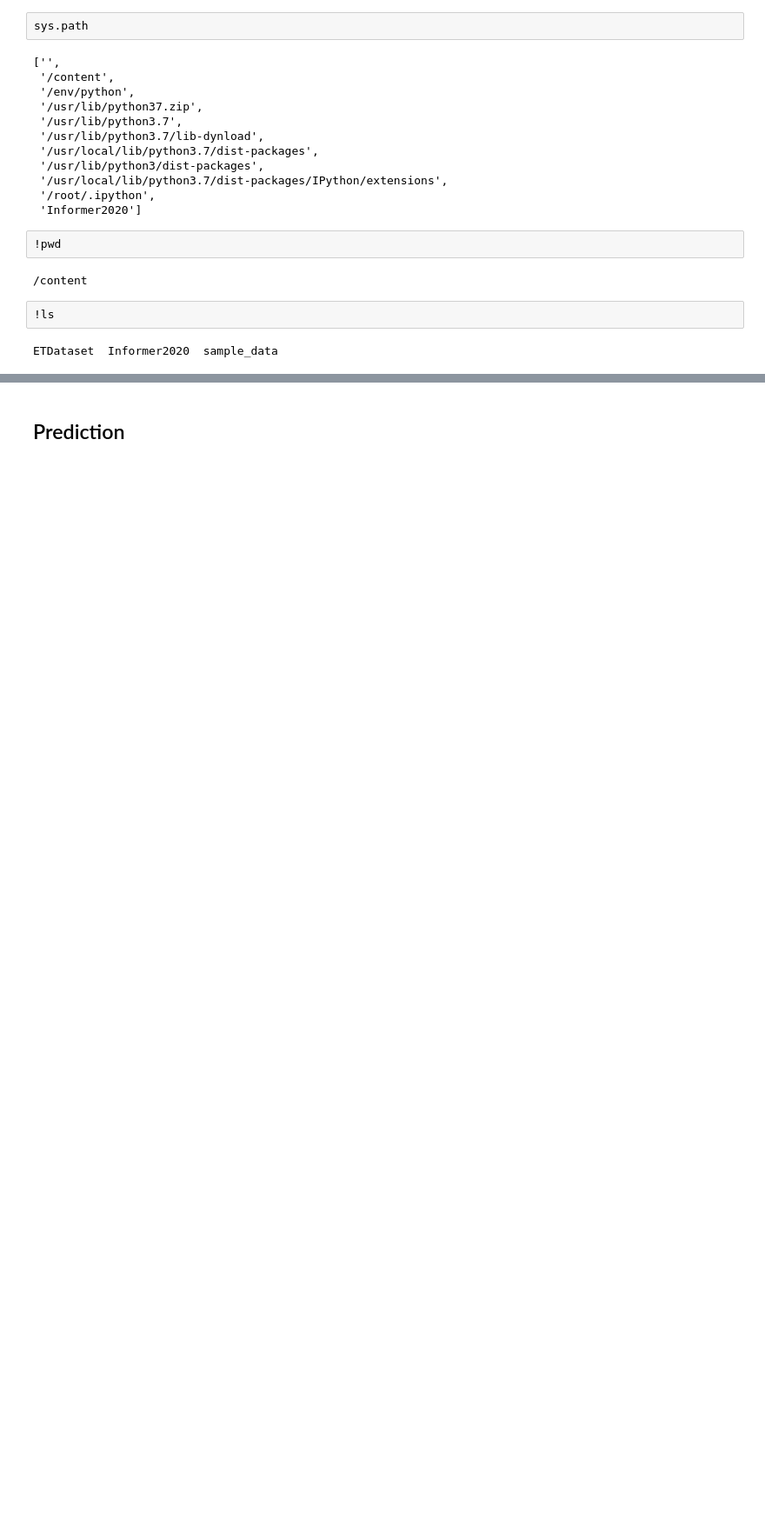
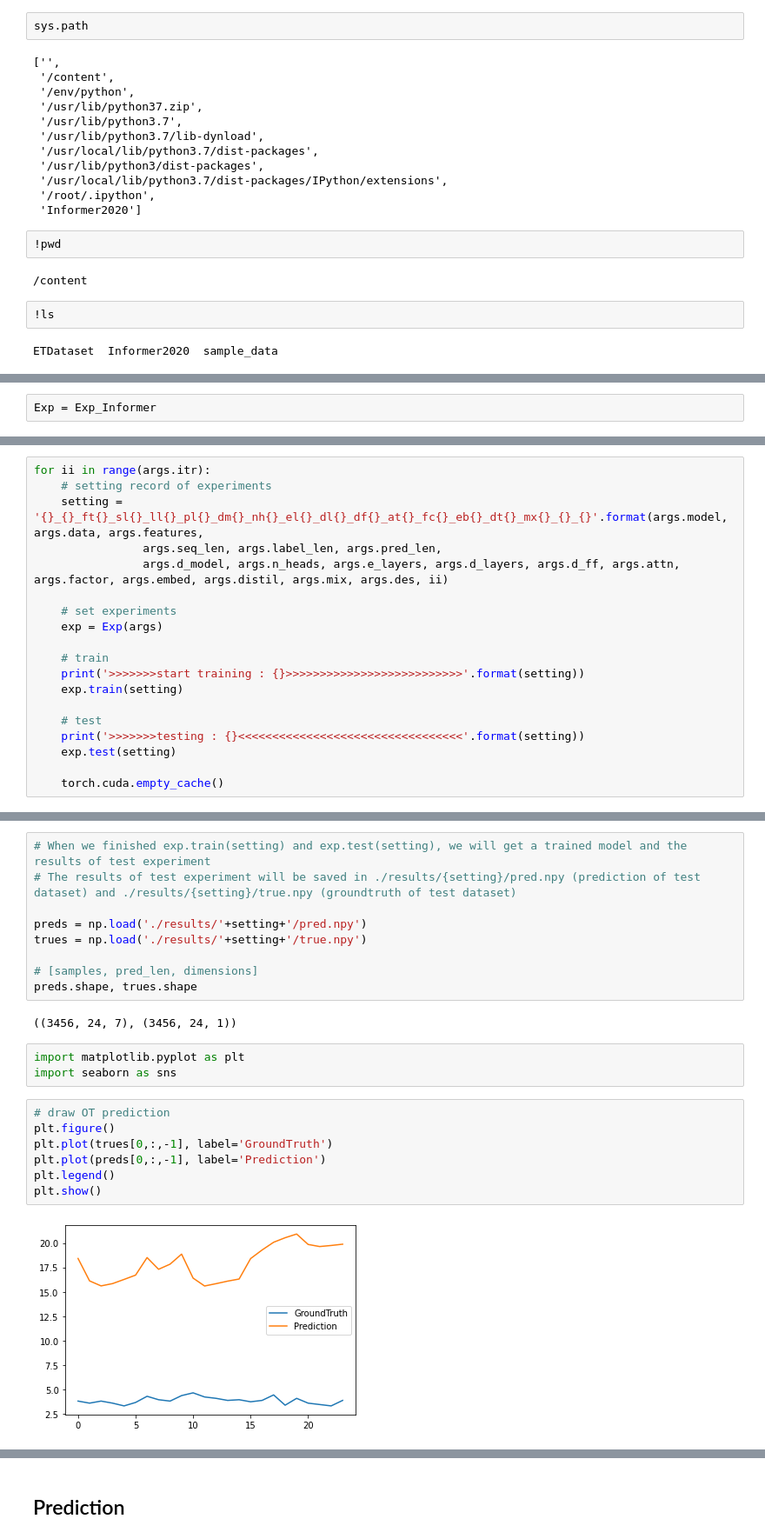
Before and after one commit to K-107/exercise, a Jupyter notebook: Informer.ipynb, the cells around one changed output, grey strips where cells are left out. Shown: that part at 87% size. Saved outputs shown, nothing was run; the diff lists cells and outputs as text; blank space fills up the shorter version.

```diff
--- a/Informer.ipynb
+++ b/Informer.ipynb
@@ -72,0 +166,2 @@ Successfully installed matplotlib-3.1.1 numpy-1.19.4 pandas-0.25.1 scikit-learn-
+# %%
+Exp = Exp_Informer
@@ -72,0 +192,19 @@ Successfully installed matplotlib-3.1.1 numpy-1.19.4 pandas-0.25.1 scikit-learn-
+# %%
+for ii in range(args.itr):
+    # setting record of experiments
+    setting = '{}_{}_ft{}_sl{}_ll{}_pl{}_dm{}_nh{}_el{}_dl{}_df{}_at{}_fc{}_eb{}_dt{}_mx{}_{}_{}'.format(args.model, args.data, args.features,
+                args.seq_len, args.label_len, args.pred_len,
+                args.d_model, args.n_heads, args.e_layers, args.d_layers, args.d_ff, args.attn, args.factor, args.embed, args.distil, args.mix, args.des, ii)
+
+    # set experiments
+    exp = Exp(args)
+
+    # train
+    print('>>>>>>>start training : {}>>>>>>>>>>>>>>>>>>>>>>>>>>'.format(setting))
+    exp.train(setting)
+
+    # test
+    print('>>>>>>>testing : {}<<<<<<<<<<<<<<<<<<<<<<<<<<<<<<<<<'.format(setting))
+    exp.test(setting)
+
+    torch.cuda.empty_cache()
@@ -72,0 +231,23 @@ Successfully installed matplotlib-3.1.1 numpy-1.19.4 pandas-0.25.1 scikit-learn-
+# %%
+# When we finished exp.train(setting) and exp.test(setting), we will get a trained model and the results of test experiment
+# The results of test experiment will be saved in ./results/{setting}/pred.npy (prediction of test dataset) and ./results/{setting}/true.npy (groundtruth of test dataset)
+
+preds = np.load('./results/'+setting+'/pred.npy')
+trues = np.load('./results/'+setting+'/true.npy')
+
+# [samples, pred_len, dimensions]
+preds.shape, trues.shape
+# %% [output]
+((3456, 24, 7), (3456, 24, 1))
+# %%
+import matplotlib.pyplot as plt
+import seaborn as sns
+# %%
+# draw OT prediction
+plt.figure()
+plt.plot(trues[0,:,-1], label='GroundTruth')
+plt.plot(preds[0,:,-1], label='Prediction')
+plt.legend()
+plt.show()
+# %% [output]
+[figure, added]
```
Also changed, not shown: parts of 67 cells of this notebook.
